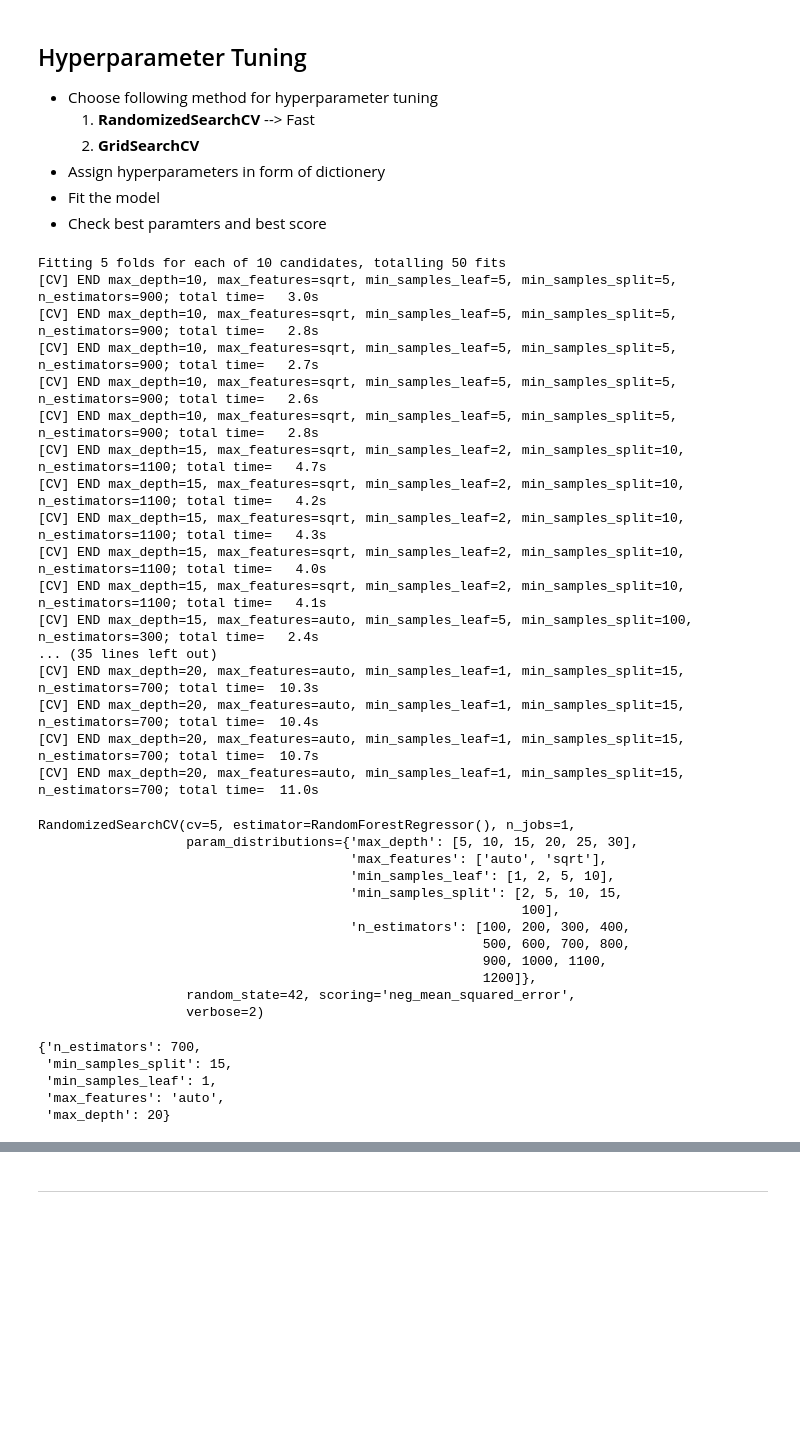
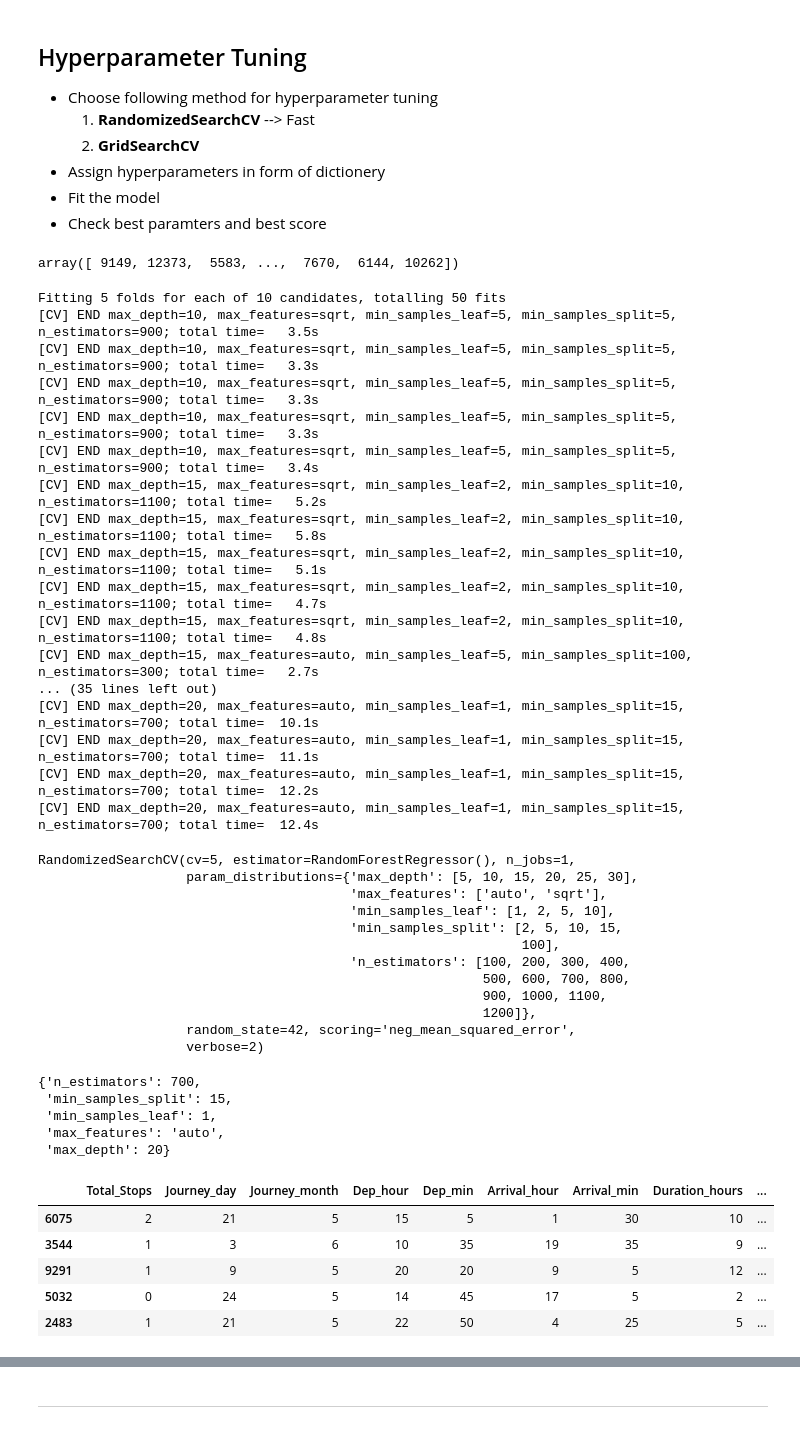
Before and after one commit to sagarpadiya6/flight-price-predictor, a Jupyter notebook: ai/flight_price.ipynb, the cells around one changed output, grey strips where cells are left out. Cells and saved outputs as stored; diff of their text form; code cells hidden in the pictures; blank space fills up the shorter version.

```diff
--- a/ai/flight_price.ipynb
+++ b/ai/flight_price.ipynb
@@ -702,26 +700,29 @@ random_grid = {'n_estimators': n_estimators,
 # Random search of parameters, using 5 fold cross validation,
 # search across 100 different combinations
 rf_random = RandomizedSearchCV(estimator = reg_rf, param_distributions = random_grid,scoring='neg_mean_squared_error', n_iter = 10, cv = 5, verbose=2, random_state=42, n_jobs = 1)
+y_train.values
+# %% [output]
+array([ 9149, 12373,  5583, ...,  7670,  6144, 10262])
 # %%
-rf_random.fit(X_train,y_train)
+rf_random.fit(X_train.values, y_train.values)
 # %% [output]
 Fitting 5 folds for each of 10 candidates, totalling 50 fits
-[CV] END max_depth=10, max_features=sqrt, min_samples_leaf=5, min_samples_split=5, n_estimators=900; total time=   3.0s
-[CV] END max_depth=10, max_features=sqrt, min_samples_leaf=5, min_samples_split=5, n_estimators=900; total time=   2.8s
-[CV] END max_depth=10, max_features=sqrt, min_samples_leaf=5, min_samples_split=5, n_estimators=900; total time=   2.7s
-[CV] END max_depth=10, max_features=sqrt, min_samples_leaf=5, min_samples_split=5, n_estimators=900; total time=   2.6s
-[CV] END max_depth=10, max_features=sqrt, min_samples_leaf=5, min_samples_split=5, n_estimators=900; total time=   2.8s
+[CV] END max_depth=10, max_features=sqrt, min_samples_leaf=5, min_samples_split=5, n_estimators=900; total time=   3.5s
+[CV] END max_depth=10, max_features=sqrt, min_samples_leaf=5, min_samples_split=5, n_estimators=900; total time=   3.3s
+[CV] END max_depth=10, max_features=sqrt, min_samples_leaf=5, min_samples_split=5, n_estimators=900; total time=   3.3s
+[CV] END max_depth=10, max_features=sqrt, min_samples_leaf=5, min_samples_split=5, n_estimators=900; total time=   3.3s
+[CV] END max_depth=10, max_features=sqrt, min_samples_leaf=5, min_samples_split=5, n_estimators=900; total time=   3.4s
+[CV] END max_depth=15, max_features=sqrt, min_samples_leaf=2, min_samples_split=10, n_estimators=1100; total time=   5.2s
+[CV] END max_depth=15, max_features=sqrt, min_samples_leaf=2, min_samples_split=10, n_estimators=1100; total time=   5.8s
+[CV] END max_depth=15, max_features=sqrt, min_samples_leaf=2, min_samples_split=10, n_estimators=1100; total time=   5.1s
 [CV] END max_depth=15, max_features=sqrt, min_samples_leaf=2, min_samples_split=10, n_estimators=1100; total time=   4.7s
-[CV] END max_depth=15, max_features=sqrt, min_samples_leaf=2, min_samples_split=10, n_estimators=1100; total time=   4.2s
-[CV] END max_depth=15, max_features=sqrt, min_samples_leaf=2, min_samples_split=10, n_estimators=1100; total time=   4.3s
-[CV] END max_depth=15, max_features=sqrt, min_samples_leaf=2, min_samples_split=10, n_estimators=1100; total time=   4.0s
-[CV] END max_depth=15, max_features=sqrt, min_samples_leaf=2, min_samples_split=10, n_estimators=1100; total time=   4.1s
-[CV] END max_depth=15, max_features=auto, min_samples_leaf=5, min_samples_split=100, n_estimators=300; total time=   2.4s
+[CV] END max_depth=15, max_features=sqrt, min_samples_leaf=2, min_samples_split=10, n_estimators=1100; total time=   4.8s
+[CV] END max_depth=15, max_features=auto, min_samples_leaf=5, min_samples_split=100, n_estimators=300; total time=   2.7s
 ... (35 lines left out)
-[CV] END max_depth=20, max_features=auto, min_samples_leaf=1, min_samples_split=15, n_estimators=700; total time=  10.3s
-[CV] END max_depth=20, max_features=auto, min_samples_leaf=1, min_samples_split=15, n_estimators=700; total time=  10.4s
-[CV] END max_depth=20, max_features=auto, min_samples_leaf=1, min_samples_split=15, n_estimators=700; total time=  10.7s
-[CV] END max_depth=20, max_features=auto, min_samples_leaf=1, min_samples_split=15, n_estimators=700; total time=  11.0s
+[CV] END max_depth=20, max_features=auto, min_samples_leaf=1, min_samples_split=15, n_estimators=700; total time=  10.1s
+[CV] END max_depth=20, max_features=auto, min_samples_leaf=1, min_samples_split=15, n_estimators=700; total time=  11.1s
+[CV] END max_depth=20, max_features=auto, min_samples_leaf=1, min_samples_split=15, n_estimators=700; total time=  12.2s
+[CV] END max_depth=20, max_features=auto, min_samples_leaf=1, min_samples_split=15, n_estimators=700; total time=  12.4s
 RandomizedSearchCV(cv=5, estimator=RandomForestRegressor(), n_jobs=1,
                    param_distributions={'max_depth': [5, 10, 15, 20, 25, 30],
                                         'max_features': ['auto', 'sqrt'],
@@ -743,6 +744,14 @@ rf_random.best_params_
  'max_features': 'auto',
  'max_depth': 20}
 # %%
-prediction = rf_random.predict(X_test)
+X_test.head()
+# prediction = rf_random.predict(X_test.values)
+# %% [output]
+|  | Total_Stops | Journey_day | Journey_month | Dep_hour | Dep_min | Arrival_hour | Arrival_min | Duration_hours | ... |
+| 6075 | 2 | 21 | 5 | 15 | 5 | 1 | 30 | 10 | ... |
+| 3544 | 1 | 3 | 6 | 10 | 35 | 19 | 35 | 9 | ... |
+| 9291 | 1 | 9 | 5 | 20 | 20 | 9 | 5 | 12 | ... |
+| 5032 | 0 | 24 | 5 | 14 | 45 | 17 | 5 | 2 | ... |
+| 2483 | 1 | 21 | 5 | 22 | 50 | 4 | 25 | 5 | ... |
 # %%
 plt.figure(figsize = (8,8))
```
Also changed, not shown: parts of 17 cells of this notebook, 11 other files.
